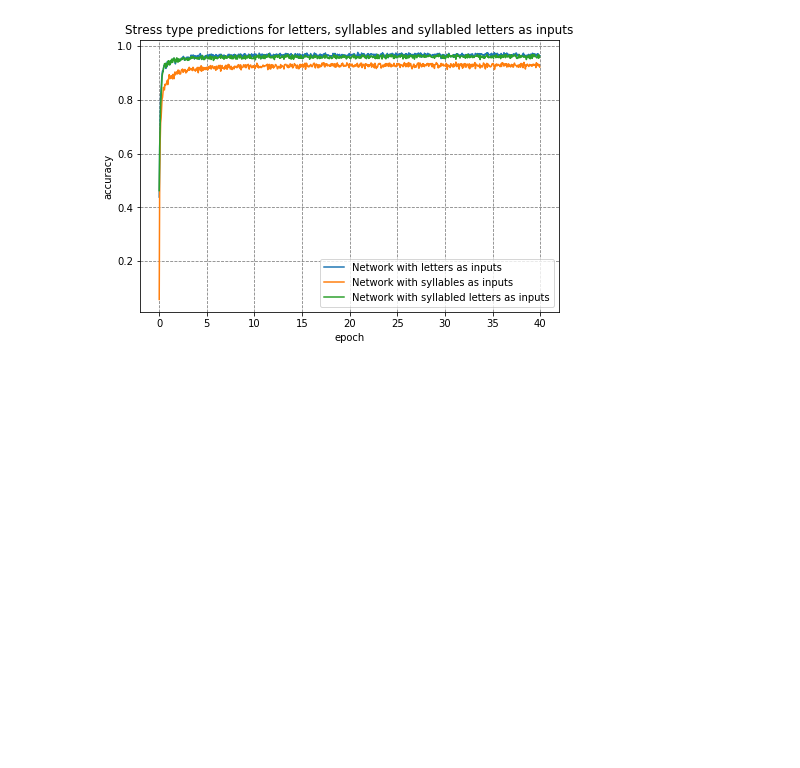
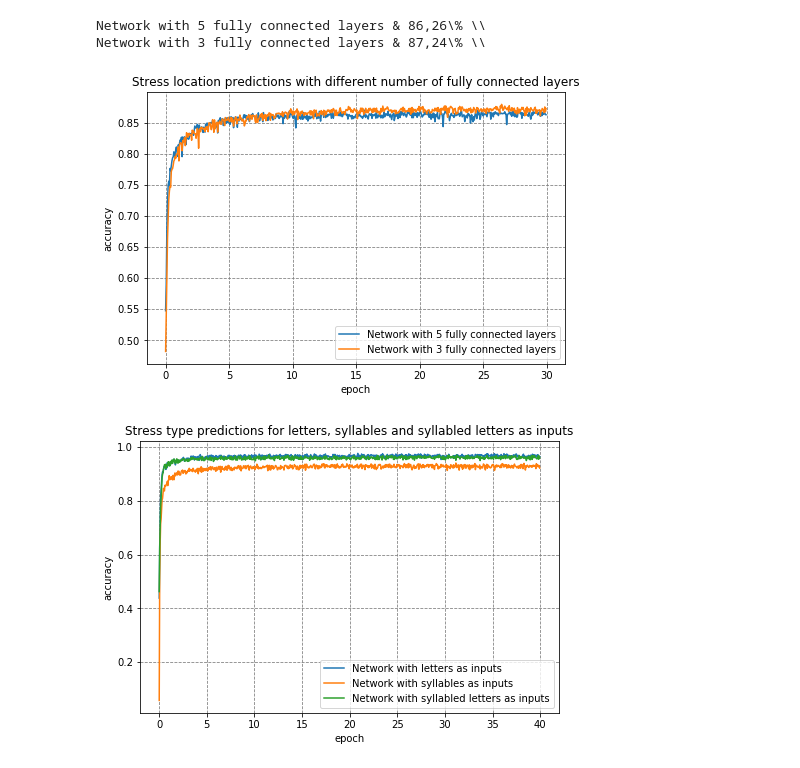
Before and after one commit to lkrsnik/accetuation, a Jupyter notebook: cnn/word_accetuation/cnn_dictionary/results_presentation.ipynb, the cells around one changed output. Drawn from its saved outputs; the diff is of its cells as text; code cells hidden in the pictures; blank space fills up the shorter version.

```diff
--- a/cnn/word_accetuation/cnn_dictionary/results_presentation.ipynb
+++ b/cnn/word_accetuation/cnn_dictionary/results_presentation.ipynb
@@ -10,3 +30,12 @@ import copy
+# %%
+inputs = [['v1_15/30_epoch', 'Network with 5 fully connected layers'],
+          ['v1_16/40_epoch', 'Network with 3 fully connected layers'],
+         ]
+draw_plots(inputs, epoch_number=30, validation_data=True, title='Stress location predictions with different number of fully connected layers')
+# %% [output]
+Network with 5 fully connected layers & 86,26\% \\
+Network with 3 fully connected layers & 87,24\% \\
+[figure, added]
 # %%
 inputs = [['../../accent_classification/letters/v2_1/40_epoch', 'Network with letters as inputs'],
           ['../../accent_classification/syllables/v1_0/40_epoch', 'Network with syllables as inputs'],
```
Also changed, not shown: parts of 13 cells of this notebook, 14 other files.
